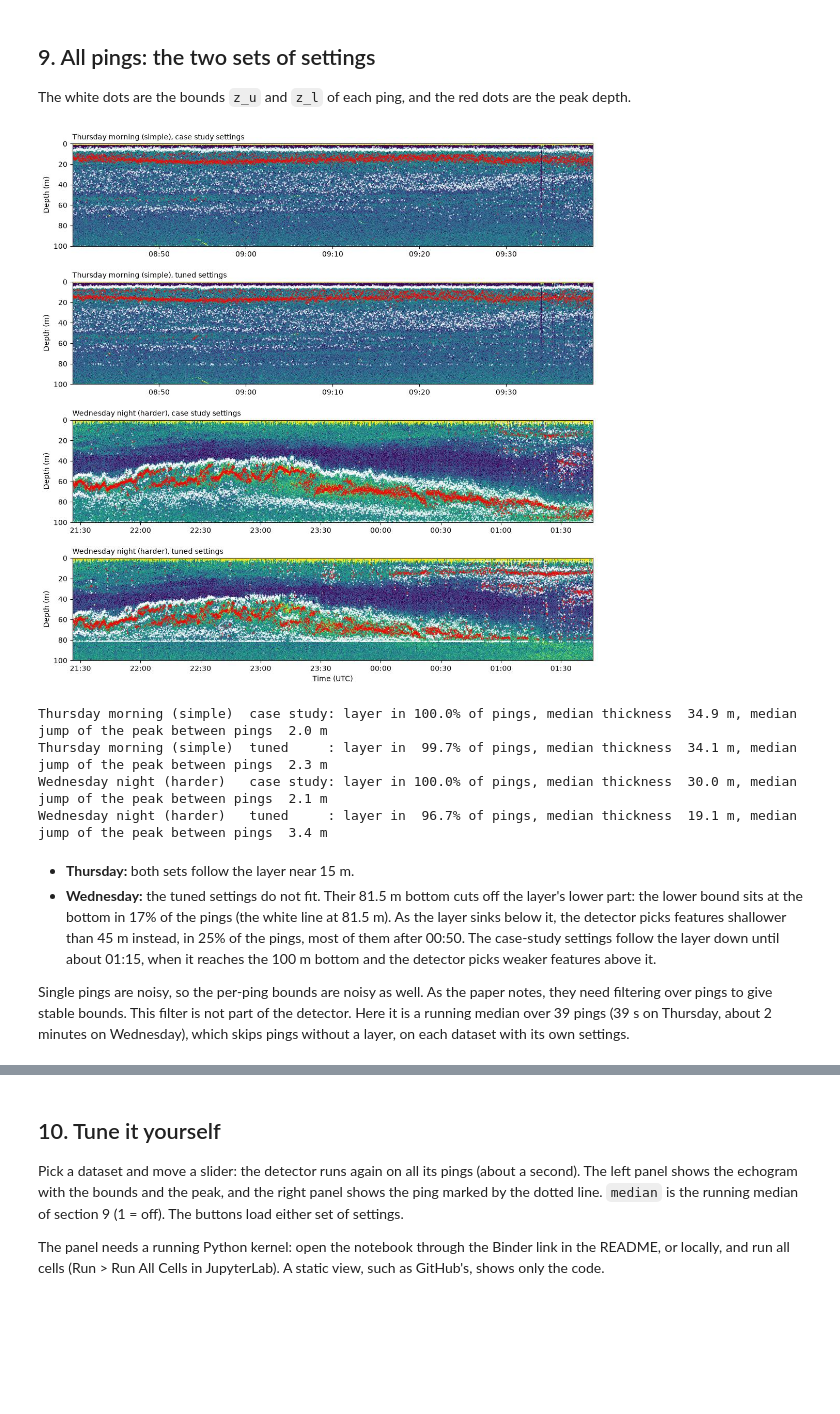
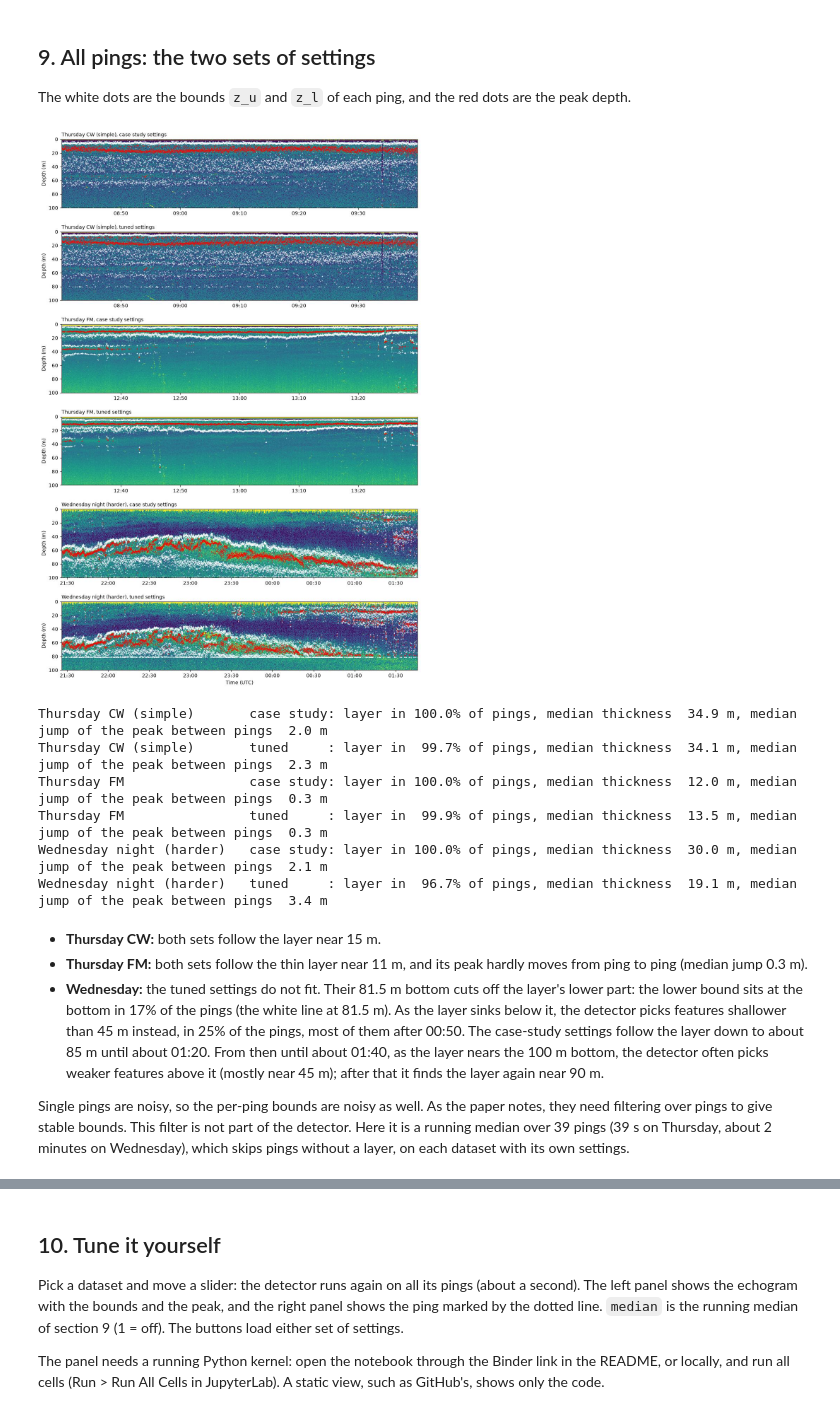
Before and after one commit to Ahmed-Abdelgayed/SSL-detector-demo, a Jupyter notebook: ssl_detector_demo.ipynb, the cells around one changed output, grey strips where cells are left out. Saved outputs shown, nothing was run; the diff lists cells and outputs as text; code cells hidden in the pictures; blank space fills up the shorter version.

```diff
--- a/ssl_detector_demo.ipynb
+++ b/ssl_detector_demo.ipynb
@@ -23,7 +24,7 @@ from IPython.display import display
 
 import ssl_detector as ssl
 
-NAMES = {"thu_morning": "Thursday morning (simple)", "wed_night": "Wednesday night (harder)"}
+NAMES = {"thu_morning": "Thursday CW (simple)", "thu_fm": "Thursday FM", "wed_night": "Wednesday night (harder)"}
 D = {k: ssl.load_data(f"data/autonaut_{k}.npz") for k in NAMES}
 for k, d in D.items():
     print(f"{NAMES[k]}: {len(d['time'])} pings, {d['time'][0]} to {d['time'][-1]} UTC, "
@@ -68,7 +73,7 @@ def echogram(ax, k, r=None, median=1, title=None):
     return im
 
 
-fig, axs = plt.subplots(2, 1, figsize=(13, 7))
+fig, axs = plt.subplots(len(D), 1, figsize=(13, 3.5 * len(D)))
 for ax, k in zip(axs, D):
     im = echogram(ax, k)
 axs[-1].set_xlabel("Time (UTC)")
@@ -403,29 +447,34 @@ Wednesday night (harder), case study settings
 
 The white dots are the bounds `z_u` and `z_l` of each ping, and the red dots are the peak depth.
 # %%
-fig, axs = plt.subplots(4, 1, figsize=(13, 13))
+fig, axs = plt.subplots(2 * len(D), 1, figsize=(13, 3.25 * 2 * len(D)))
 R = {}
 for row, (k, name) in enumerate((k, n) for k in D for n in SETTINGS):
     R[k, name] = ssl.detect(D[k]["sv"], D[k]["depth"], **SETTINGS[name])
     echogram(axs[row], k, R[k, name], title=f"{NAMES[k]}, {name} settings")
 axs[-1].set_xlabel("Time (UTC)")
 fig.subplots_adjust(hspace=0.35)
 plt.show()
 for (k, name), r in R.items():
     print(f"{NAMES[k]:26} {name:10}: {found(r)}, {thick(r)}, {jump(r)}")
 # %% [output]
-[figure, old version]
+[figure, new version]
-Thursday morning (simple)  case study: layer in 100.0% of pings, median thickness  34.9 m, median jump of the peak between pings  2.0 m
-Thursday morning (simple)  tuned     : layer in  99.7% of pings, median thickness  34.1 m, median jump of the peak between pings  2.3 m
+Thursday CW (simple)       case study: layer in 100.0% of pings, median thickness  34.9 m, median jump of the peak between pings  2.0 m
+Thursday CW (simple)       tuned     : layer in  99.7% of pings, median thickness  34.1 m, median jump of the peak between pings  2.3 m
+Thursday FM                case study: layer in 100.0% of pings, median thickness  12.0 m, median jump of the peak between pings  0.3 m
+Thursday FM                tuned     : layer in  99.9% of pings, median thickness  13.5 m, median jump of the peak between pings  0.3 m
 Wednesday night (harder)   case study: layer in 100.0% of pings, median thickness  30.0 m, median jump of the peak between pings  2.1 m
 Wednesday night (harder)   tuned     : layer in  96.7% of pings, median thickness  19.1 m, median jump of the peak between pings  3.4 m
 # %% [markdown]
-- **Thursday:** both sets follow the layer near 15 m.
+- **Thursday CW:** both sets follow the layer near 15 m.
+- **Thursday FM:** both sets follow the thin layer near 11 m, and its peak hardly moves from ping to ping
+  (median jump 0.3 m).
 - **Wednesday:** the tuned settings do not fit. Their 81.5 m bottom cuts off the layer's lower part: the
   lower bound sits at the bottom in 17% of the pings (the white line at 81.5 m). As the layer sinks below it,
   the detector picks features shallower than 45 m instead, in 25% of the pings, most of them after 00:50. The
-  case-study settings follow the layer down until about 01:15, when it reaches the 100 m bottom and the
-  detector picks weaker features above it.
+  case-study settings follow the layer down to about 85 m until about 01:20. From then until about 01:40, as
+  the layer nears the 100 m bottom, the detector often picks weaker features above it (mostly near 45 m); after
+  that it finds the layer again near 90 m.
 
 Single pings are noisy, so the per-ping bounds are noisy as well. As the paper notes, they need filtering
 over pings to give stable bounds. This filter is not part of the detector. Here it is a running median over
```
Also changed, not shown: parts of 23 cells of this notebook, 7 other files.
